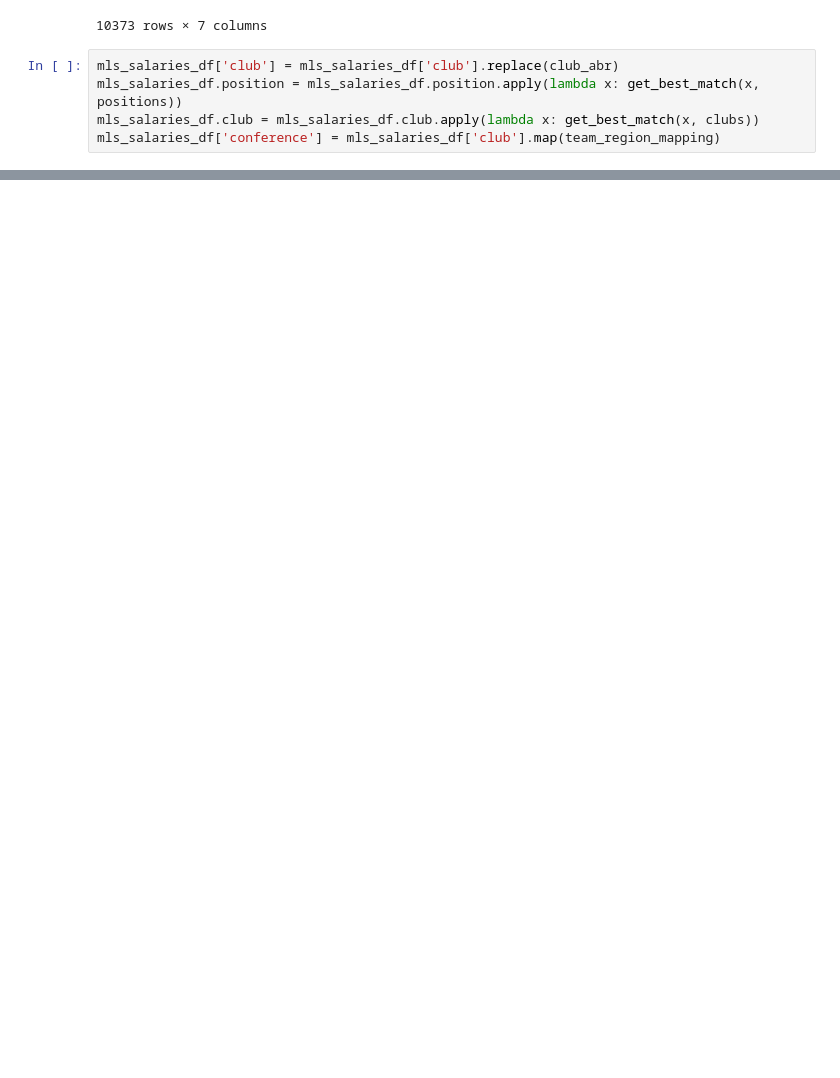
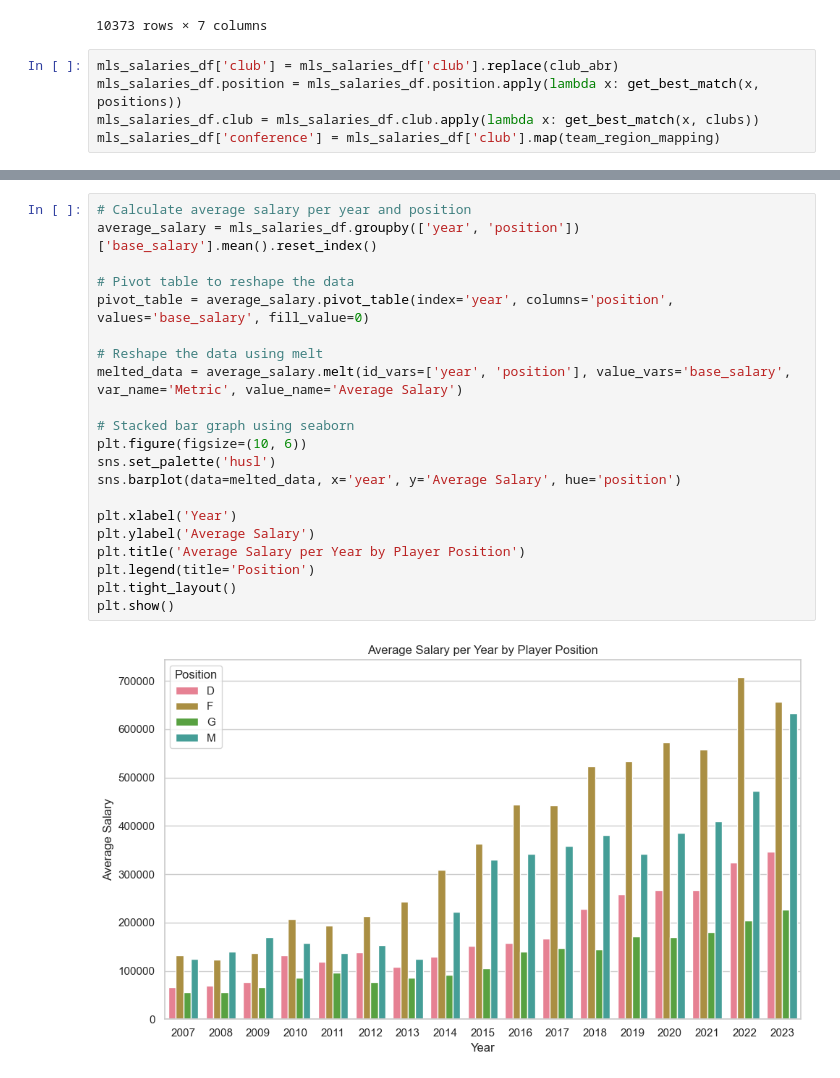
Before and after one commit to GabeAvinaz/Proj_1_MLS_Player_Salary_-Projections, a Jupyter notebook: MLS_player_Salary_Projections.ipynb, the cells around one changed output, grey strips where cells are left out. Drawn from its saved outputs; the diff is of its cells as text; blank space fills up the shorter version.

```diff
--- a/MLS_player_Salary_Projections.ipynb
+++ b/MLS_player_Salary_Projections.ipynb
@@ -499,0 +521,23 @@ mlb_salaries_df.sample(20)
+# %%
+# Calculate average salary per year and position
+average_salary = mls_salaries_df.groupby(['year', 'position'])['base_salary'].mean().reset_index()
+
+# Pivot table to reshape the data
+pivot_table = average_salary.pivot_table(index='year', columns='position', values='base_salary', fill_value=0)
+
+# Reshape the data using melt
+melted_data = average_salary.melt(id_vars=['year', 'position'], value_vars='base_salary', var_name='Metric', value_name='Average Salary')
+
+# Stacked bar graph using seaborn
+plt.figure(figsize=(10, 6))
+sns.set_palette('husl')
+sns.barplot(data=melted_data, x='year', y='Average Salary', hue='position')
+
+plt.xlabel('Year')
+plt.ylabel('Average Salary')
+plt.title('Average Salary per Year by Player Position')
+plt.legend(title='Position')
+plt.tight_layout()
+plt.show()
+# %% [output]
+[figure, added]
```
Also changed, not shown: parts of 10 cells of this notebook, 5 other files.
